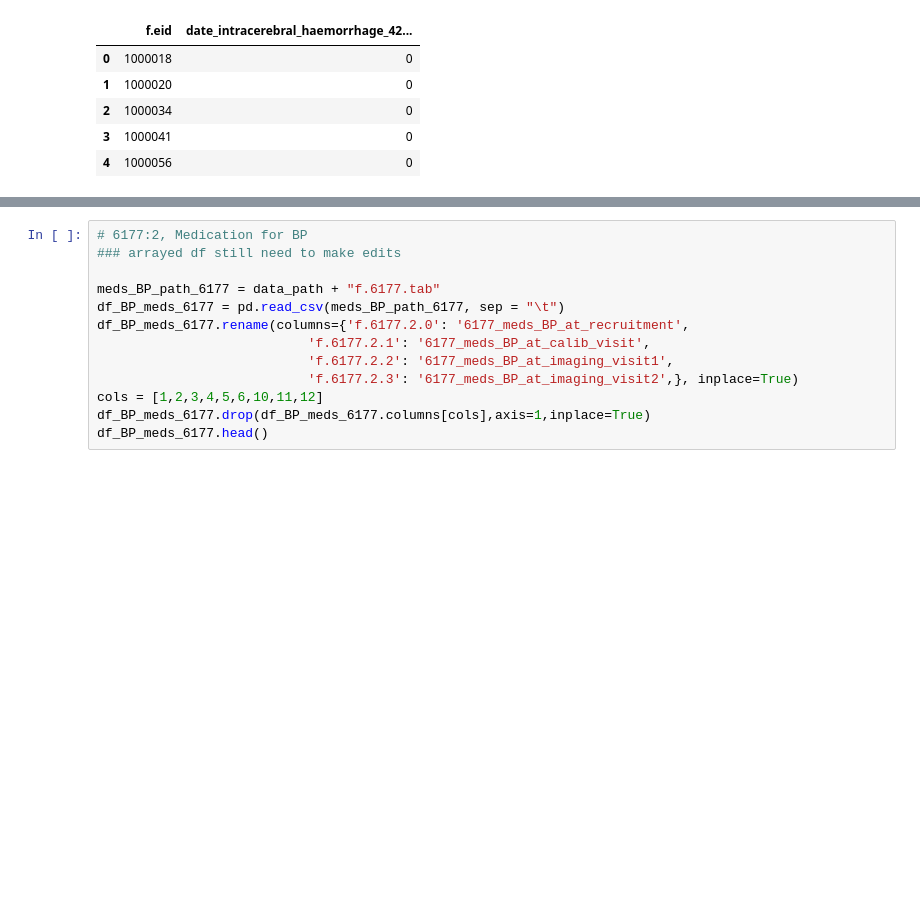
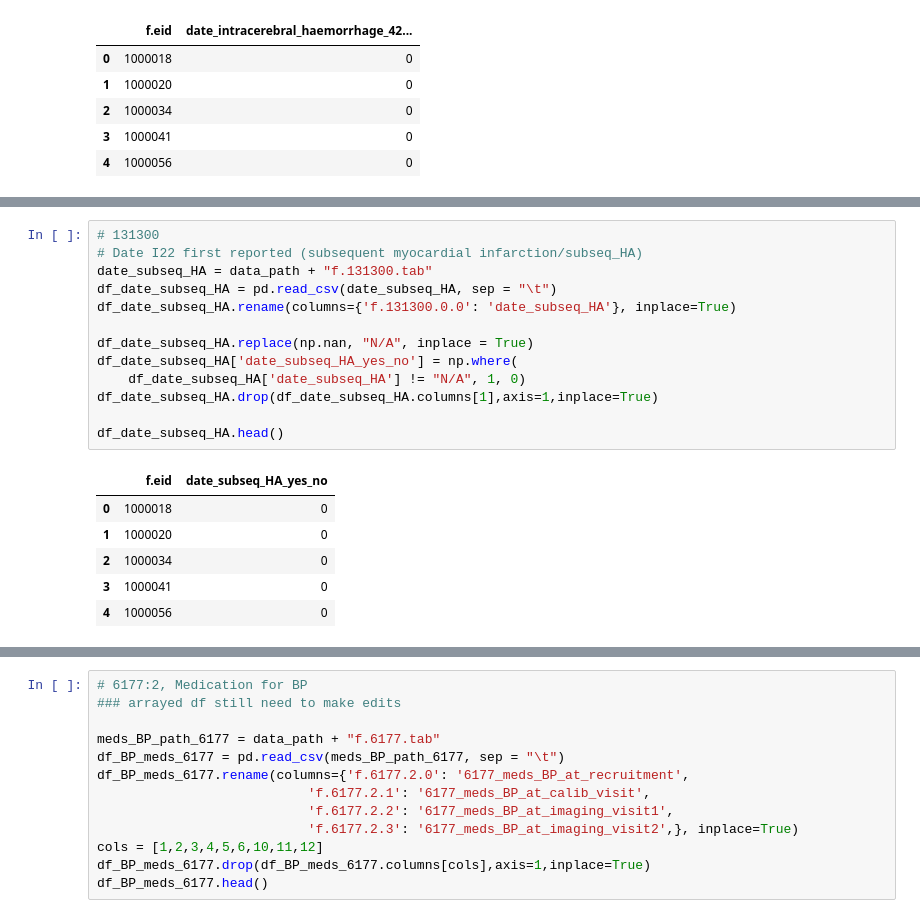
Before and after one commit to graciaandr/mres_dissertation, a Jupyter notebook: data_preprocessing_covariates_and_demographics.ipynb, the cells around one changed output, grey strips where cells are left out. Drawn from its saved outputs; the diff is of its cells as text; blank space fills up the shorter version.

```diff
--- a/data_preprocessing_covariates_and_demographics.ipynb
+++ b/data_preprocessing_covariates_and_demographics.ipynb
@@ -870,0 +806,20 @@ df_date_intracerebral_haemorrhage_42010.head()
+# %%
+# 131300
+# Date I22 first reported (subsequent myocardial infarction/subseq_HA)
+date_subseq_HA = data_path + "f.131300.tab"
+df_date_subseq_HA = pd.read_csv(date_subseq_HA, sep = "\t")
+df_date_subseq_HA.rename(columns={'f.131300.0.0': 'date_subseq_HA'}, inplace=True)
+
+df_date_subseq_HA.replace(np.nan, "N/A", inplace = True)
+df_date_subseq_HA['date_subseq_HA_yes_no'] = np.where(
+    df_date_subseq_HA['date_subseq_HA'] != "N/A", 1, 0)
+df_date_subseq_HA.drop(df_date_subseq_HA.columns[1],axis=1,inplace=True)
+
+df_date_subseq_HA.head()
+# %% [output]
+|  | f.eid | date_subseq_HA_yes_no |
+| 0 | 1000018 | 0 |
+| 1 | 1000020 | 0 |
+| 2 | 1000034 | 0 |
+| 3 | 1000041 | 0 |
+| 4 | 1000056 | 0 |
```
Also changed, not shown: parts of 19 cells of this notebook.
